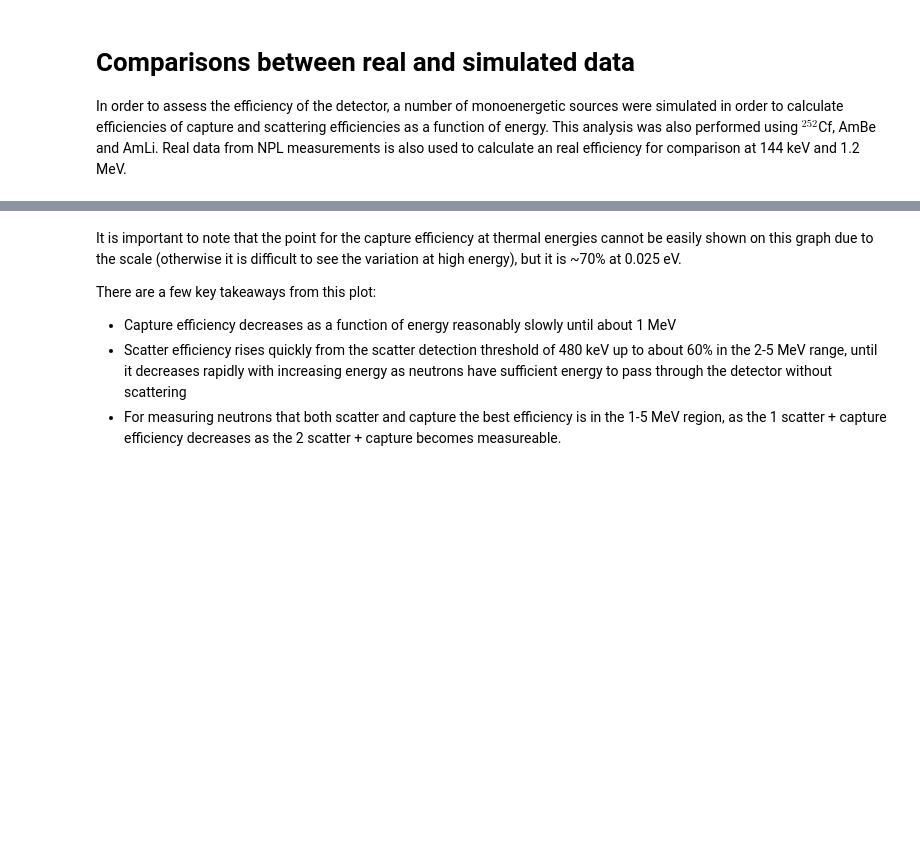
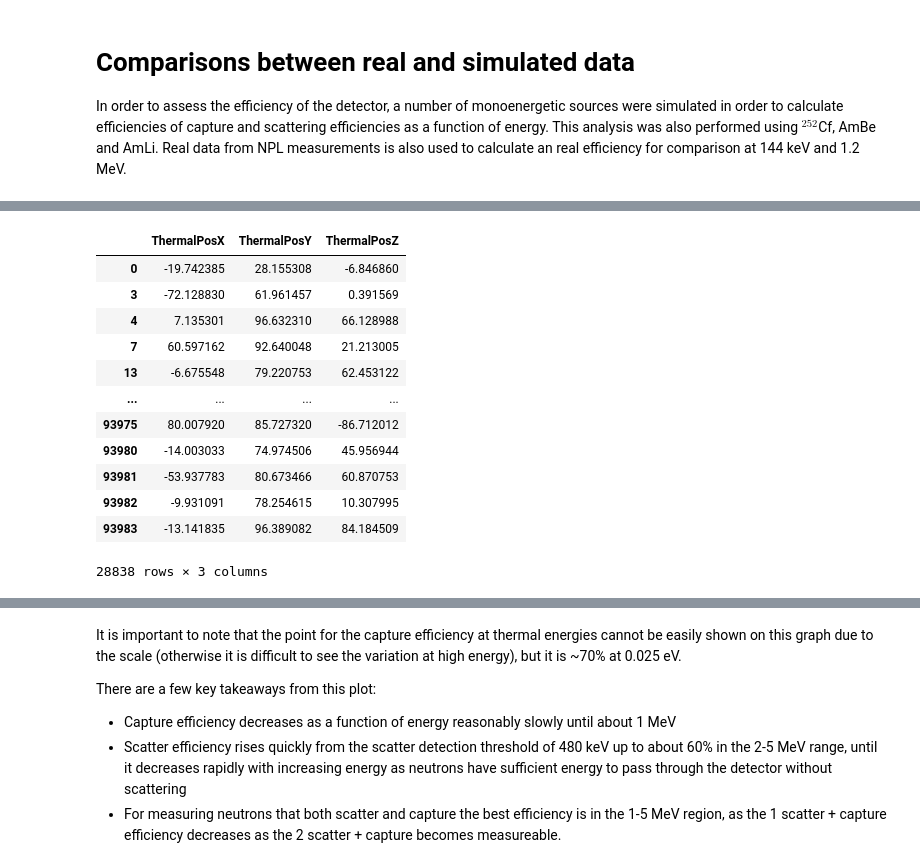
Before and after one commit to NickReed18/nFacetAnalysis, a Jupyter notebook: docs/Comparisons between real and simulated data.ipynb, the cells around one changed output, grey strips where cells are left out. Cells and saved outputs as stored; diff of their text form; code cells hidden in the pictures; blank space fills up the shorter version.

```diff
--- a/docs/Comparisons between real and simulated data.ipynb
+++ b/docs/Comparisons between real and simulated data.ipynb
@@ -17,0 +445,16 @@ effs, errs, stds = SE.GenerateEfficiencyDataFrame(monos_path)
+# %%
+thermal.query('ThermalPosX>-100&ThermalPosX<100&ThermalPosY>-100&ThermalPosY<100&ThermalPosZ>-100&ThermalPosZ<100')
+# %% [output]
+|  | ThermalPosX | ThermalPosY | ThermalPosZ |
+| 0 | -19.742385 | 28.155308 | -6.846860 |
+| 3 | -72.128830 | 61.961457 | 0.391569 |
+| 4 | 7.135301 | 96.632310 | 66.128988 |
+| 7 | 60.597162 | 92.640048 | 21.213005 |
+| 13 | -6.675548 | 79.220753 | 62.453122 |
+| ... | ... | ... | ... |
+| 93975 | 80.007920 | 85.727320 | -86.712012 |
+| 93980 | -14.003033 | 74.974506 | 45.956944 |
+| 93981 | -53.937783 | 80.673466 | 60.870753 |
+| 93982 | -9.931091 | 78.254615 | 10.307995 |
+| 93983 | -13.141835 | 96.389082 | 84.184509 |
+28838 rows × 3 columns
```
Also changed, not shown: parts of 98 cells of this notebook, 6 other files.
